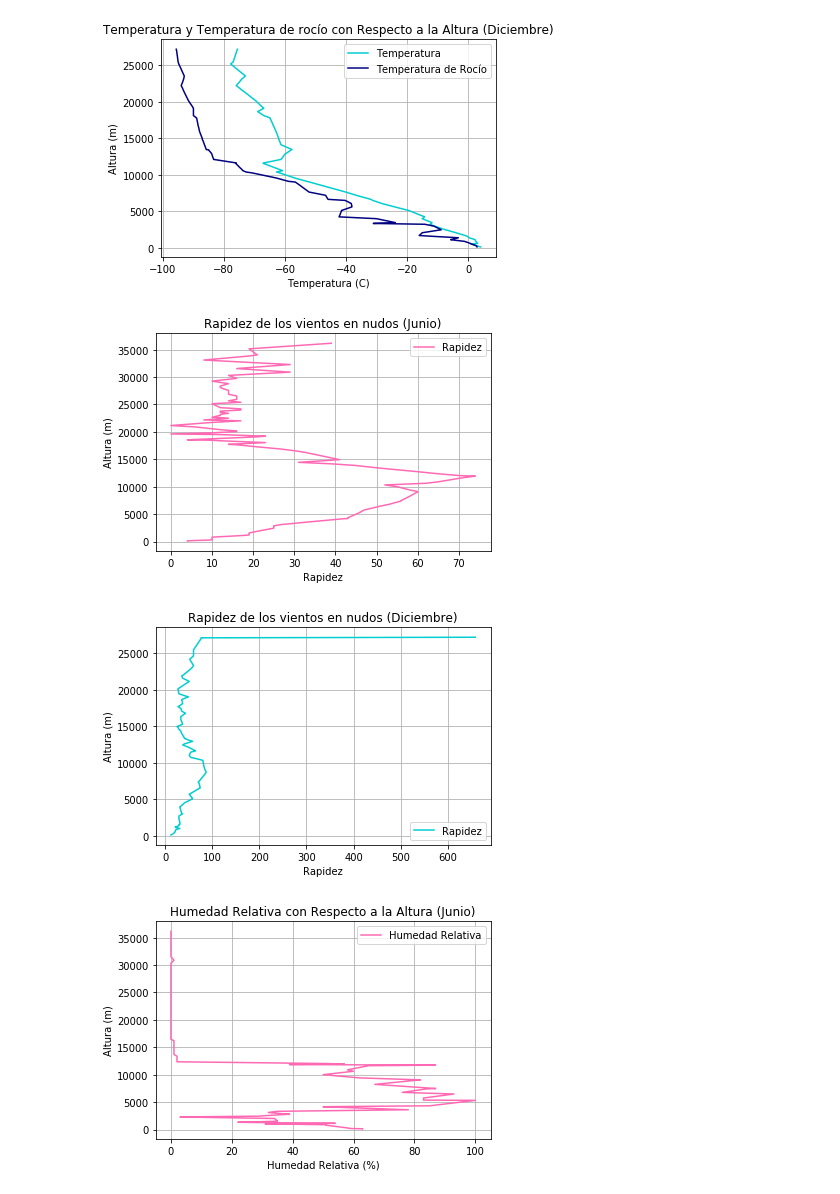
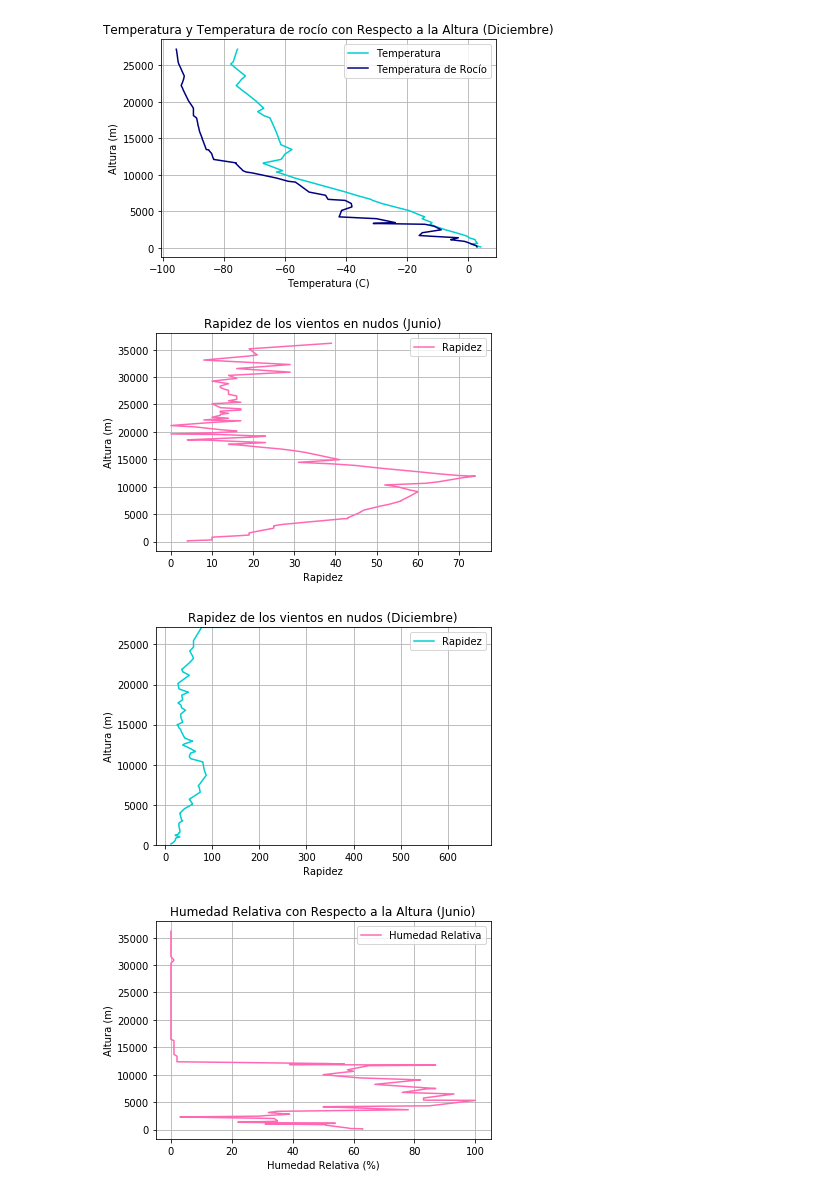
Before and after one commit to MelissaMatrecitos/Computacional-1, a Jupyter notebook: Actividad 3/Actividad3.ipynb, the cells around one changed output. Drawn from its saved outputs; the diff is of its cells as text; code cells hidden in the pictures.

```diff
--- a/Actividad 3/Actividad3.ipynb
+++ b/Actividad 3/Actividad3.ipynb
@@ -204,26 +204,27 @@ plt.show()
 # %%
 #Gráfica de la rapidez de los vientos en nudos contra altura (Junio)
 JRAP=dfJun['SKNT']
 JHGHT=dfJun['HGHT']
 plt.plot(JRAP, JHGHT, "hotpink", label='Rapidez'); plt.legend(loc='best')
 plt.title('Rapidez de los vientos en nudos (Junio)')
 plt.xlabel('Rapidez')
 plt.ylabel('Altura (m)')
 plt.grid(True)
 plt.show()
 
 #Gráfica de la rapidez de los vientos en nudos contra la altura (Diciembre)
 DRAP=dfDic['SKNT']
 DHGHT=dfDic['HGHT']
 plt.plot(DRAP,DHGHT, "darkturquoise", label='Rapidez'); plt.legend(loc='best')
 plt.title('Rapidez de los vientos en nudos (Diciembre)')
+plt.ylim(0,27138)
 plt.xlabel('Rapidez')
 plt.ylabel('Altura (m)')
 plt.grid(True)
 plt.show()
 # %% [output]
 [figure]
-[figure, old version]
+[figure, new version]
 # %%
 #Gráfica de la humedad relativa con respecto a la altura (Junio)
 JHUMR=dfJun['RELH']
```
